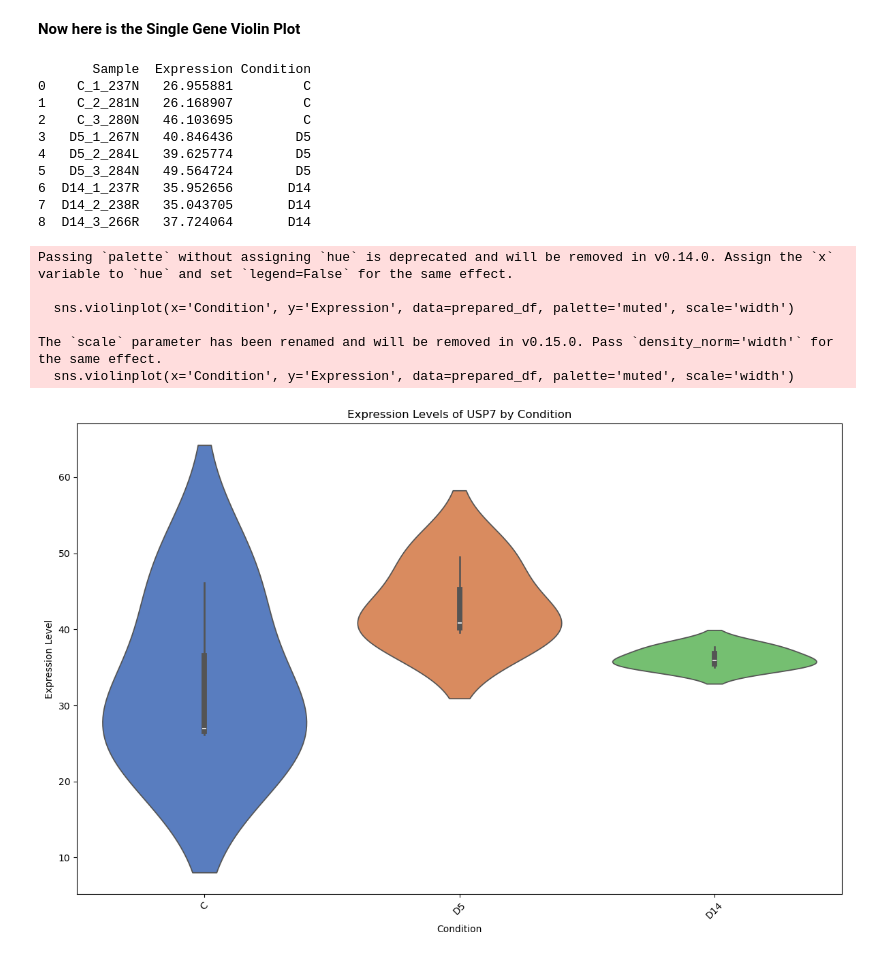
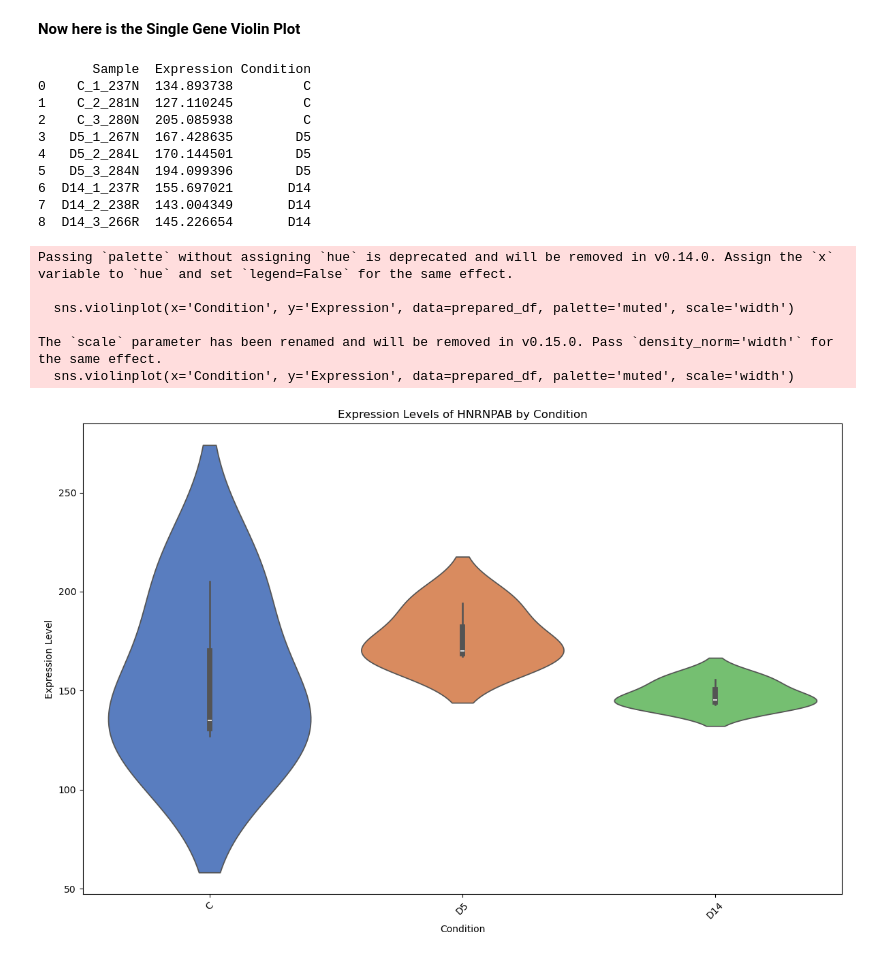
Before and after one commit to zbates1/Owens-Lab-RNASeq, a Jupyter notebook: bulk_RNAseq/Col1GFP_Sepsis/deg_analysis.ipynb, the cells around one changed output. Saved outputs shown, nothing was run; the diff lists cells and outputs as text; code cells hidden in the pictures.

```diff
--- a/bulk_RNAseq/Col1GFP_Sepsis/deg_analysis.ipynb
+++ b/bulk_RNAseq/Col1GFP_Sepsis/deg_analysis.ipynb
@@ -400,27 +400,27 @@ The `scale` parameter has been renamed and will be removed in v0.15.0. Pass `den
 # %% [markdown]
 **Now here is the Single Gene Violin Plot**
 # %%
-single_gene_sel = 'USP7'
+single_gene_sel = 'HNRNPAB'
 
 single_gene_df = prepare_df_for_gene_violin(df, single_gene_sel)
 print(single_gene_df)
 
 plot_gene_violin(single_gene_df, single_gene_sel)
 # %% [output]
        Sample  Expression Condition
-0    C_1_237N   26.955881         C
-1    C_2_281N   26.168907         C
-2    C_3_280N   46.103695         C
-3   D5_1_267N   40.846436        D5
-4   D5_2_284L   39.625774        D5
-5   D5_3_284N   49.564724        D5
-6  D14_1_237R   35.952656       D14
-7  D14_2_238R   35.043705       D14
-8  D14_3_266R   37.724064       D14
+0    C_1_237N  134.893738         C
+1    C_2_281N  127.110245         C
+2    C_3_280N  205.085938         C
+3   D5_1_267N  167.428635        D5
+4   D5_2_284L  170.144501        D5
+5   D5_3_284N  194.099396        D5
+6  D14_1_237R  155.697021       D14
+7  D14_2_238R  143.004349       D14
+8  D14_3_266R  145.226654       D14
 Passing `palette` without assigning `hue` is deprecated and will be removed in v0.14.0. Assign the `x` variable to `hue` and set `legend=False` for the same effect.
 
   sns.violinplot(x='Condition', y='Expression', data=prepared_df, palette='muted', scale='width')
 
 The `scale` parameter has been renamed and will be removed in v0.15.0. Pass `density_norm='width'` for the same effect.
   sns.violinplot(x='Condition', y='Expression', data=prepared_df, palette='muted', scale='width')
-[figure, old version]
+[figure, new version]
```
Also changed, not shown: parts of 6 cells of this notebook, 6 other files.
